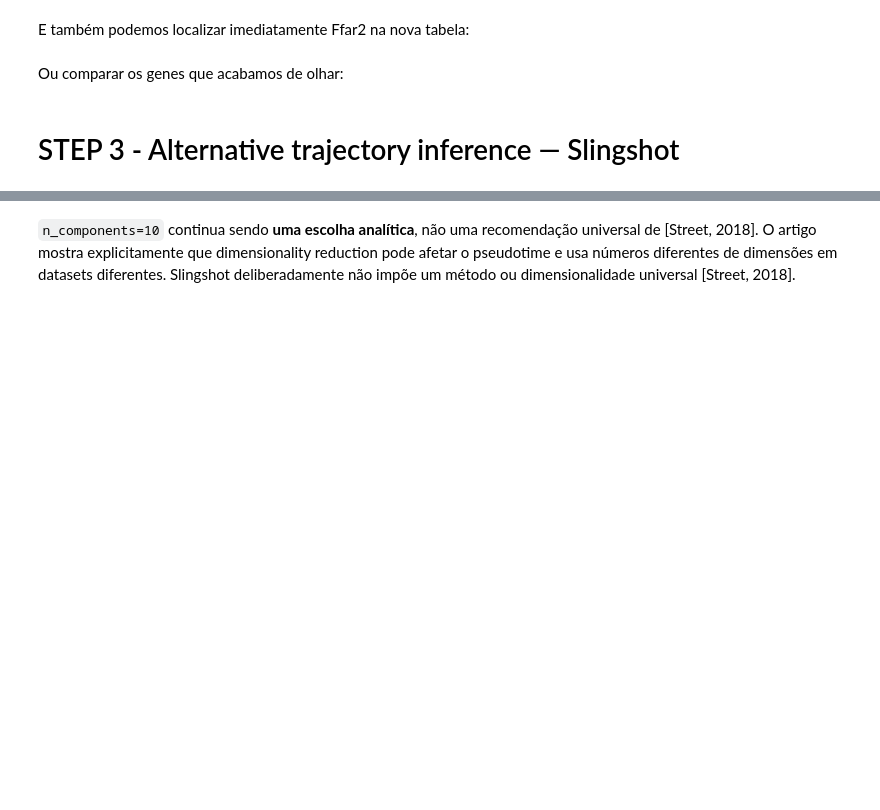
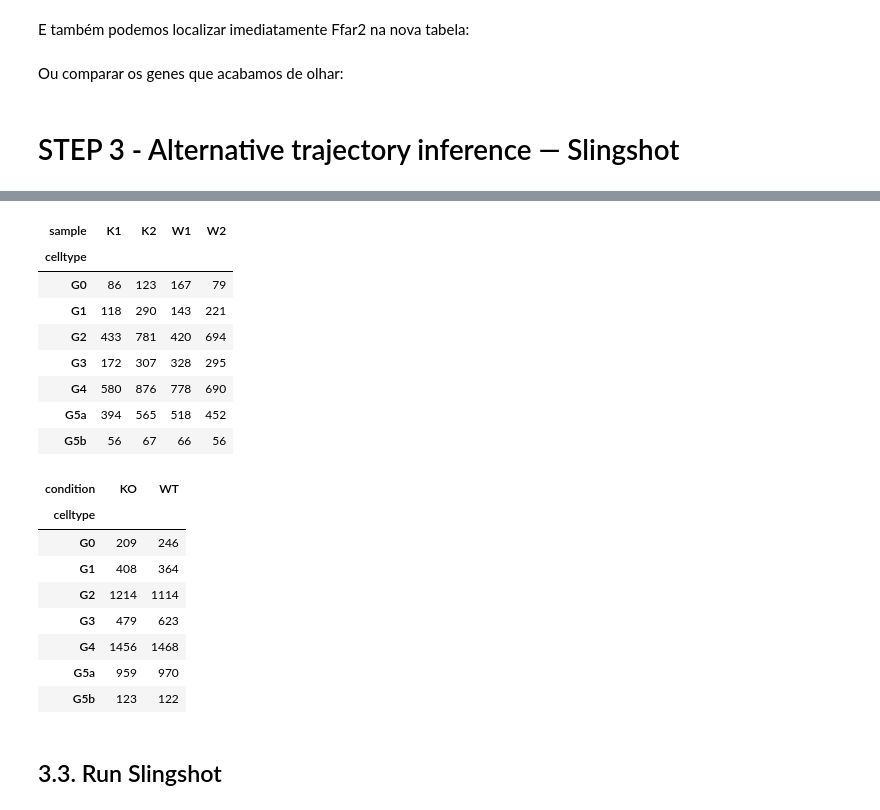
Before and after one commit to TAndrighetti/SingleCell_Analysis_Tools, a Jupyter notebook: tutoriais/Trajectory_application.ipynb, the cells around one changed output, grey strips where cells are left out. Cells and saved outputs as stored; diff of their text form; code cells hidden in the pictures; blank space fills up the shorter version.

```diff
--- a/tutoriais/Trajectory_application.ipynb
+++ b/tutoriais/Trajectory_application.ipynb
@@ -1494,0 +1448,18 @@ Instead, it evaluates whether the transcriptomic geometry supports continuous ce
+# %%
+stage_col = "celltype"
+
+trajectory_stages = [
+    "G0",
+    "G1",
+    "G2",
+    "G3",
+    "G4",
+    "G5a",
+    "G5b",
+]
+
+ad_sling = adata[
+    adata.obs[stage_col].isin(trajectory_stages)
+].copy()
+
+print(ad_sling)
@@ -1495 +1488,36 @@ Instead, it evaluates whether the transcriptomic geometry supports continuous ce
+# %%
+display(
+    pd.crosstab(
+        ad_sling.obs[stage_col],
+        ad_sling.obs["sample"],
+    )
+)
+
+display(
+    pd.crosstab(
+        ad_sling.obs[stage_col],
+        ad_sling.obs["condition"],
+    )
+)
+# %% [output]
+| sample | K1 | K2 | W1 | W2 |
+| celltype |  |  |  |  |
+| G0 | 86 | 123 | 167 | 79 |
+| G1 | 118 | 290 | 143 | 221 |
+| G2 | 433 | 781 | 420 | 694 |
+| G3 | 172 | 307 | 328 | 295 |
+| G4 | 580 | 876 | 778 | 690 |
+| G5a | 394 | 565 | 518 | 452 |
+| G5b | 56 | 67 | 66 | 56 |
+| condition | KO | WT |
+| celltype |  |  |
+| G0 | 209 | 246 |
+| G1 | 408 | 364 |
+| G2 | 1214 | 1114 |
+| G3 | 479 | 623 |
+| G4 | 1456 | 1468 |
+| G5a | 959 | 970 |
+| G5b | 123 | 122 |
+# %% [markdown]
+## 3.3. Run Slingshot
 # %%
@@ -1580,4 +1697 @@ def RunSlingshotTrajectory(
     }
-# %% [markdown]
-
-`n_components=10` continua sendo **uma escolha analítica**, não uma recomendação universal de [Street, 2018]. O artigo mostra explicitamente que dimensionality reduction pode afetar o pseudotime e usa números diferentes de dimensões em datasets diferentes. Slingshot deliberadamente não impõe um método ou dimensionalidade universal [Street, 2018].
```
Also changed, not shown: parts of 57 cells of this notebook, 3 other files.
